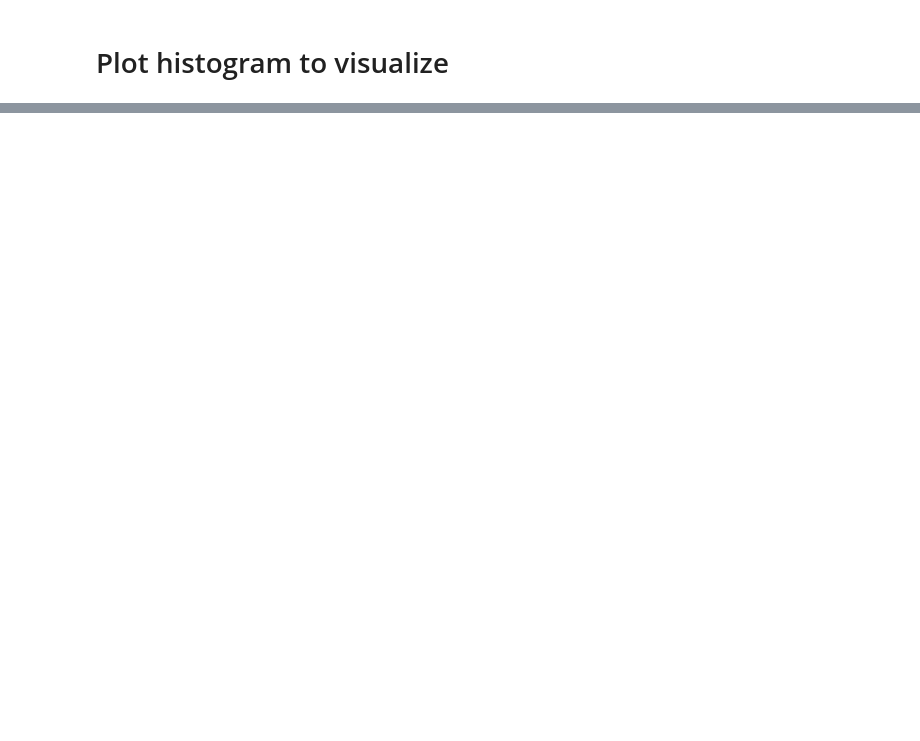
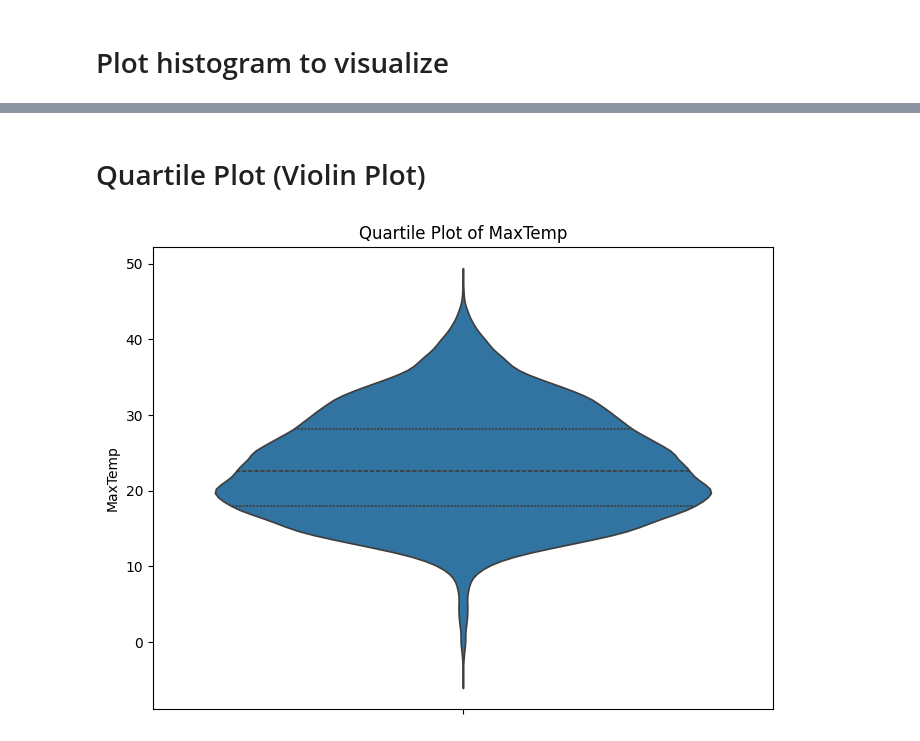
Before and after one commit to mahamadulhasanshaikat/Machine-Learning, a Jupyter notebook: ML Project/Weather Analysis/rain_prediction.ipynb, the cells around one changed output, grey strips where cells are left out. Drawn from its saved outputs; the diff is of its cells as text; code cells hidden in the pictures; blank space fills up the shorter version.

```diff
--- a/ML Project/Weather Analysis/rain_prediction.ipynb
+++ b/ML Project/Weather Analysis/rain_prediction.ipynb
@@ -19,3 +22,6 @@ df.head()
 # %%
 # Choose the column
 column_name = 'MaxTemp'
+# %%
+# Drop NA values to avoid issues with calculations
+data = df['MaxTemp'].dropna()
@@ -105,0 +158,10 @@ plt.show()
+# %% [markdown]
+# Quartile Plot (Violin Plot)
+# %%
+# Quartile Plot (Violin Plot)
+plt.figure(figsize=(8, 6))
+sns.violinplot(data, inner="quartile")
+plt.title(f'Quartile Plot of {'MaxTemp'}')
+plt.show()
+# %% [output]
+[figure, added]
```
Also changed, not shown: parts of 16 cells of this notebook.
